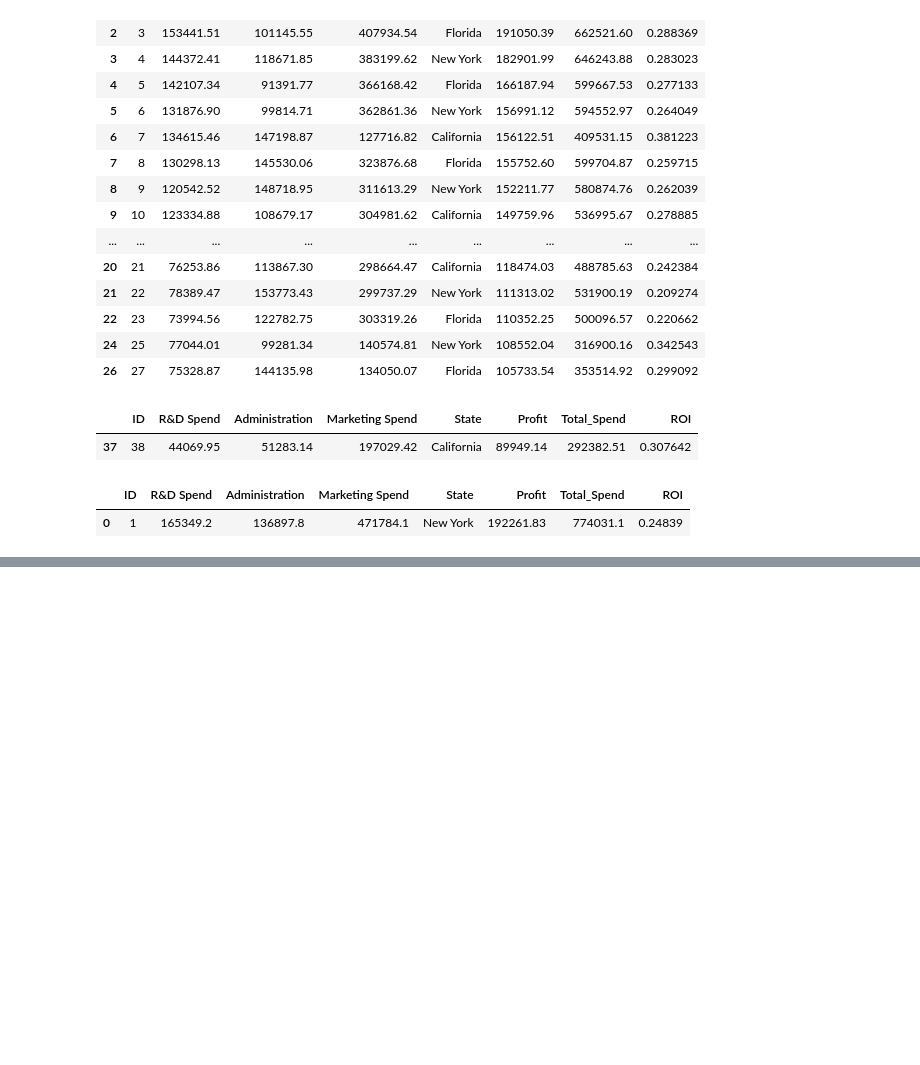
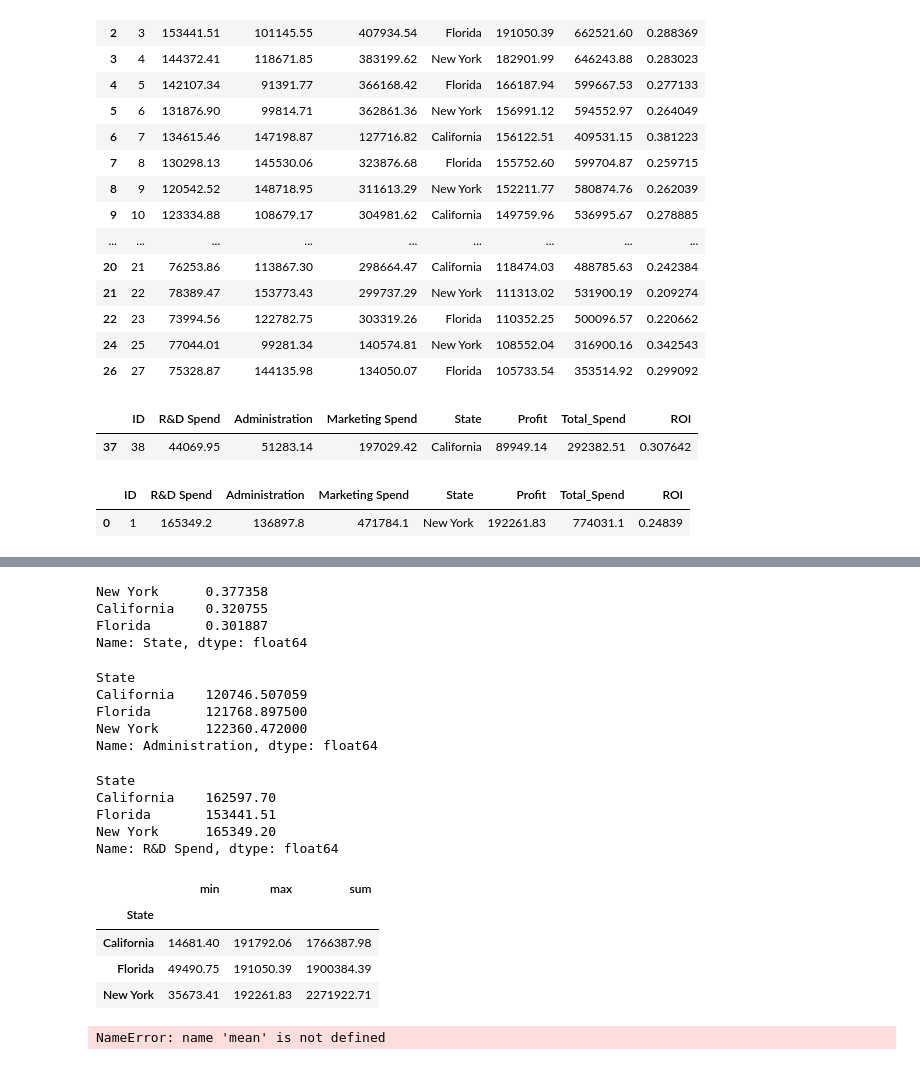
Before and after one commit to ikokkas/Exercises, a Jupyter notebook: Exercises.ipynb, the cells around one changed output, grey strips where cells are left out. Drawn from its saved outputs; the diff is of its cells as text; code cells hidden in the pictures; blank space fills up the shorter version.

```diff
--- a/Exercises.ipynb
+++ b/Exercises.ipynb
@@ -681,3 +681,46 @@ New York      17
 California    17
 Florida       16
 Name: State, dtype: int64
+# %%
+# Get the proportion of states and sort them in descending order
+
+startup_df["State"].value_counts(sort=True, normalize=True)
+# %% [output]
+New York      0.377358
+California    0.320755
+Florida       0.301887
+Name: State, dtype: float64
+# %%
+# Which is the mean Administration spend for each different state?
+
+startup_df.groupby("State")["Administration"].mean()
+# %% [output]
+State
+California    120746.507059
+Florida       121768.897500
+New York      122360.472000
+Name: Administration, dtype: float64
+# %%
+# Which is the maximum R&D spend for each different state?
+
+startup_df.groupby("State")["R&D Spend"].max()
+# %% [output]
+State
+California    162597.70
+Florida       153441.51
+New York      165349.20
+Name: R&D Spend, dtype: float64
+# %%
+# Which is the min, max and total value of profit for each different state?
+
+startup_df.groupby("State")["Profit"].agg([min, max, sum])
+# %% [output]
+|  | min | max | sum |
+| State |  |  |  |
+| California | 14681.40 | 191792.06 | 1766387.98 |
+| Florida | 49490.75 | 191050.39 | 1900384.39 |
+| New York | 35673.41 | 192261.83 | 2271922.71 |
+# %%
+startup_df.groupby("State")[["R&D Spend", "Administration", "Marketing Spend"]].agg([sum])
+# %% [output]
+NameError: name 'mean' is not defined
```
Also changed, not shown: parts of 1 cell of this notebook.
